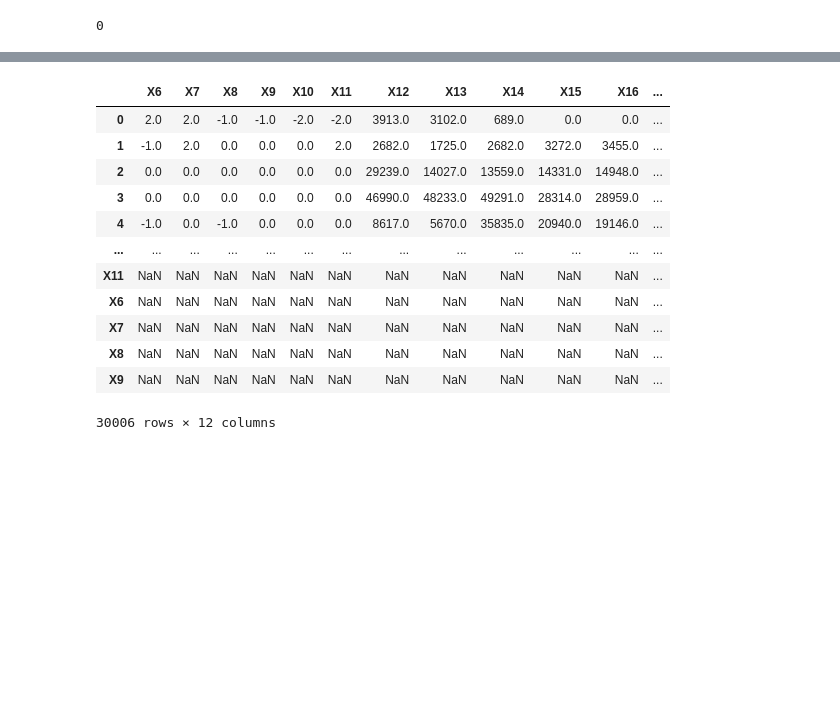
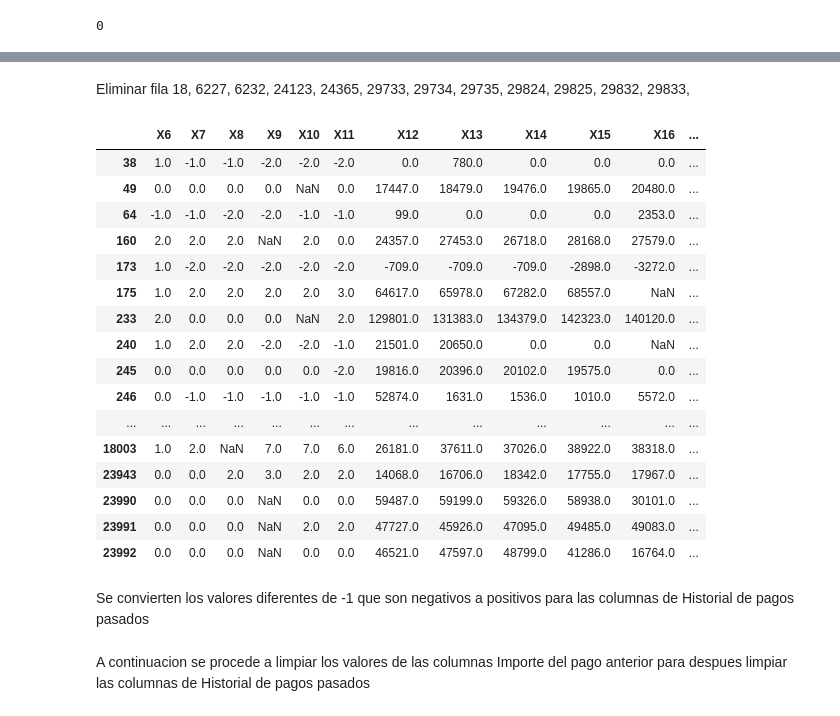
Before and after one commit to PosgradoMNA/actividades-de-aprendizaje-JulioOsvaldoHernandezBucio, a Jupyter notebook: Semana3_Actividad1.ipynb, the cells around one changed output, grey strips where cells are left out. Saved outputs shown, nothing was run; the diff lists cells and outputs as text; code cells hidden in the pictures; blank space fills up the shorter version.

```diff
--- a/Semana3_Actividad1.ipynb
+++ b/Semana3_Actividad1.ipynb
@@ -109 +130,27 @@ df['X5'] = df['X5'].astype(int)
+# %% [markdown]
+Eliminar fila 18, 6227, 6232, 24123, 24365, 29733, 29734, 29735, 29824, 29825, 29832, 29833,
+# %%
+update_df = df.drop([df.index[18], df.index[6227], df.index[6232], df.index[24123], df.index[24365], df.index[29733], df.index[29734], df.index[29735],
+                     df.index[29824], df.index[29825], df.index[29832], 29833])
+
+update_df = update_df[update_df.isnull().any(axis=1)]
+update_df.loc[:,'X6': 'X23']
+# %% [output]
+|  | X6 | X7 | X8 | X9 | X10 | X11 | X12 | X13 | X14 | X15 | X16 | ... |
+| 38 | 1.0 | -1.0 | -1.0 | -2.0 | -2.0 | -2.0 | 0.0 | 780.0 | 0.0 | 0.0 | 0.0 | ... |
+| 49 | 0.0 | 0.0 | 0.0 | 0.0 | NaN | 0.0 | 17447.0 | 18479.0 | 19476.0 | 19865.0 | 20480.0 | ... |
+| 64 | -1.0 | -1.0 | -2.0 | -2.0 | -1.0 | -1.0 | 99.0 | 0.0 | 0.0 | 0.0 | 2353.0 | ... |
+| 160 | 2.0 | 2.0 | 2.0 | NaN | 2.0 | 0.0 | 24357.0 | 27453.0 | 26718.0 | 28168.0 | 27579.0 | ... |
+| 173 | 1.0 | -2.0 | -2.0 | -2.0 | -2.0 | -2.0 | -709.0 | -709.0 | -709.0 | -2898.0 | -3272.0 | ... |
+| 175 | 1.0 | 2.0 | 2.0 | 2.0 | 2.0 | 3.0 | 64617.0 | 65978.0 | 67282.0 | 68557.0 | NaN | ... |
+| 233 | 2.0 | 0.0 | 0.0 | 0.0 | NaN | 2.0 | 129801.0 | 131383.0 | 134379.0 | 142323.0 | 140120.0 | ... |
+| 240 | 1.0 | 2.0 | 2.0 | -2.0 | -2.0 | -1.0 | 21501.0 | 20650.0 | 0.0 | 0.0 | NaN | ... |
+| 245 | 0.0 | 0.0 | 0.0 | 0.0 | 0.0 | -2.0 | 19816.0 | 20396.0 | 20102.0 | 19575.0 | 0.0 | ... |
+| 246 | 0.0 | -1.0 | -1.0 | -1.0 | -1.0 | -1.0 | 52874.0 | 1631.0 | 1536.0 | 1010.0 | 5572.0 | ... |
+| ... | ... | ... | ... | ... | ... | ... | ... | ... | ... | ... | ... | ... |
+| 18003 | 1.0 | 2.0 | NaN | 7.0 | 7.0 | 6.0 | 26181.0 | 37611.0 | 37026.0 | 38922.0 | 38318.0 | ... |
+| 23943 | 0.0 | 0.0 | 2.0 | 3.0 | 2.0 | 2.0 | 14068.0 | 16706.0 | 18342.0 | 17755.0 | 17967.0 | ... |
+| 23990 | 0.0 | 0.0 | 0.0 | NaN | 0.0 | 0.0 | 59487.0 | 59199.0 | 59326.0 | 58938.0 | 30101.0 | ... |
+| 23991 | 0.0 | 0.0 | 0.0 | NaN | 2.0 | 2.0 | 47727.0 | 45926.0 | 47095.0 | 49485.0 | 49083.0 | ... |
+| 23992 | 0.0 | 0.0 | 0.0 | NaN | 0.0 | 0.0 | 46521.0 | 47597.0 | 48799.0 | 41286.0 | 16764.0 | ... |
 # %%
@@ -114,17 +161,4 @@ for index, row in df.iterrows():
-# %%
-df1 = df[df.isna().any(axis=1)]
-df1.loc[:, 'X6':'X17']
-# %% [output]
-|  | X6 | X7 | X8 | X9 | X10 | X11 | X12 | X13 | X14 | X15 | X16 | ... |
-| 0 | 2.0 | 2.0 | -1.0 | -1.0 | -2.0 | -2.0 | 3913.0 | 3102.0 | 689.0 | 0.0 | 0.0 | ... |
-| 1 | -1.0 | 2.0 | 0.0 | 0.0 | 0.0 | 2.0 | 2682.0 | 1725.0 | 2682.0 | 3272.0 | 3455.0 | ... |
-| 2 | 0.0 | 0.0 | 0.0 | 0.0 | 0.0 | 0.0 | 29239.0 | 14027.0 | 13559.0 | 14331.0 | 14948.0 | ... |
-| 3 | 0.0 | 0.0 | 0.0 | 0.0 | 0.0 | 0.0 | 46990.0 | 48233.0 | 49291.0 | 28314.0 | 28959.0 | ... |
-| 4 | -1.0 | 0.0 | -1.0 | 0.0 | 0.0 | 0.0 | 8617.0 | 5670.0 | 35835.0 | 20940.0 | 19146.0 | ... |
-| ... | ... | ... | ... | ... | ... | ... | ... | ... | ... | ... | ... | ... |
-| X11 | NaN | NaN | NaN | NaN | NaN | NaN | NaN | NaN | NaN | NaN | NaN | ... |
-| X6 | NaN | NaN | NaN | NaN | NaN | NaN | NaN | NaN | NaN | NaN | NaN | ... |
-| X7 | NaN | NaN | NaN | NaN | NaN | NaN | NaN | NaN | NaN | NaN | NaN | ... |
-| X8 | NaN | NaN | NaN | NaN | NaN | NaN | NaN | NaN | NaN | NaN | NaN | ... |
-| X9 | NaN | NaN | NaN | NaN | NaN | NaN | NaN | NaN | NaN | NaN | NaN | ... |
-30006 rows × 12 columns
+# %% [markdown]
+Se convierten los valores diferentes de -1 que son negativos a positivos para las columnas de Historial de pagos pasados
+# %% [markdown]
+A continuacion se procede a limpiar los valores de las columnas Importe del pago anterior para despues limpiar las columnas de Historial de pagos pasados
```
Also changed, not shown: parts of 4 cells of this notebook.
